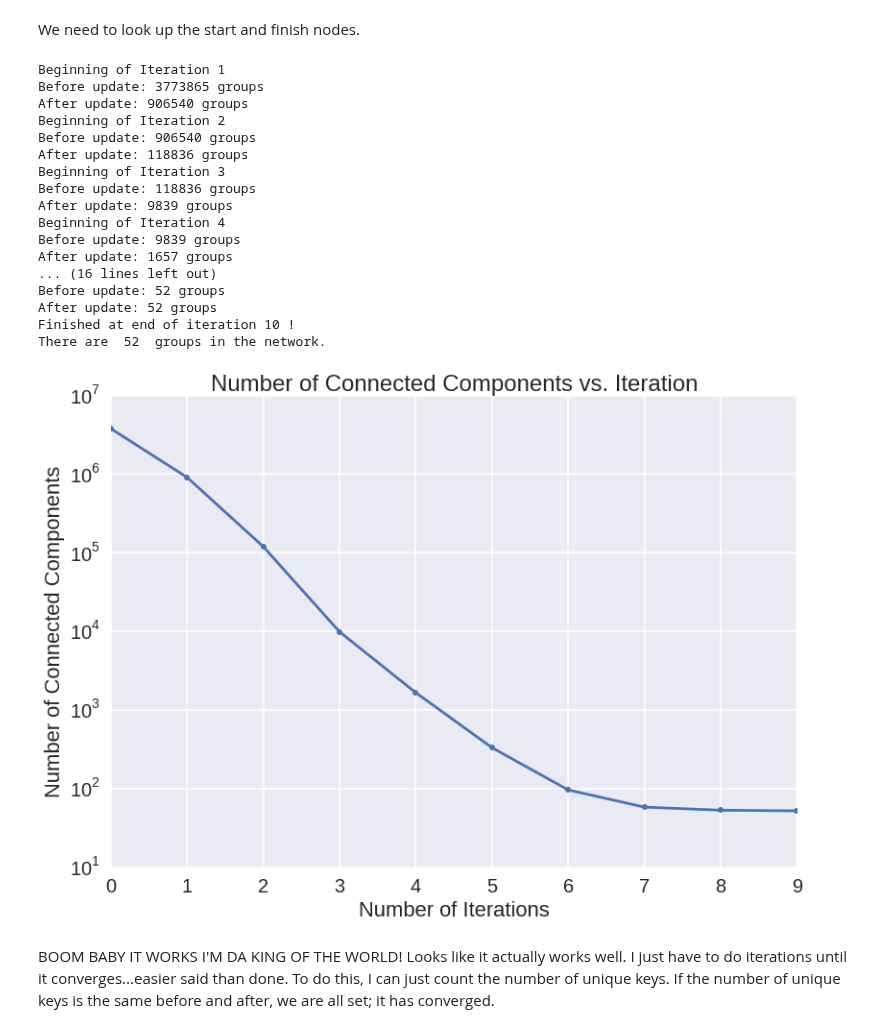
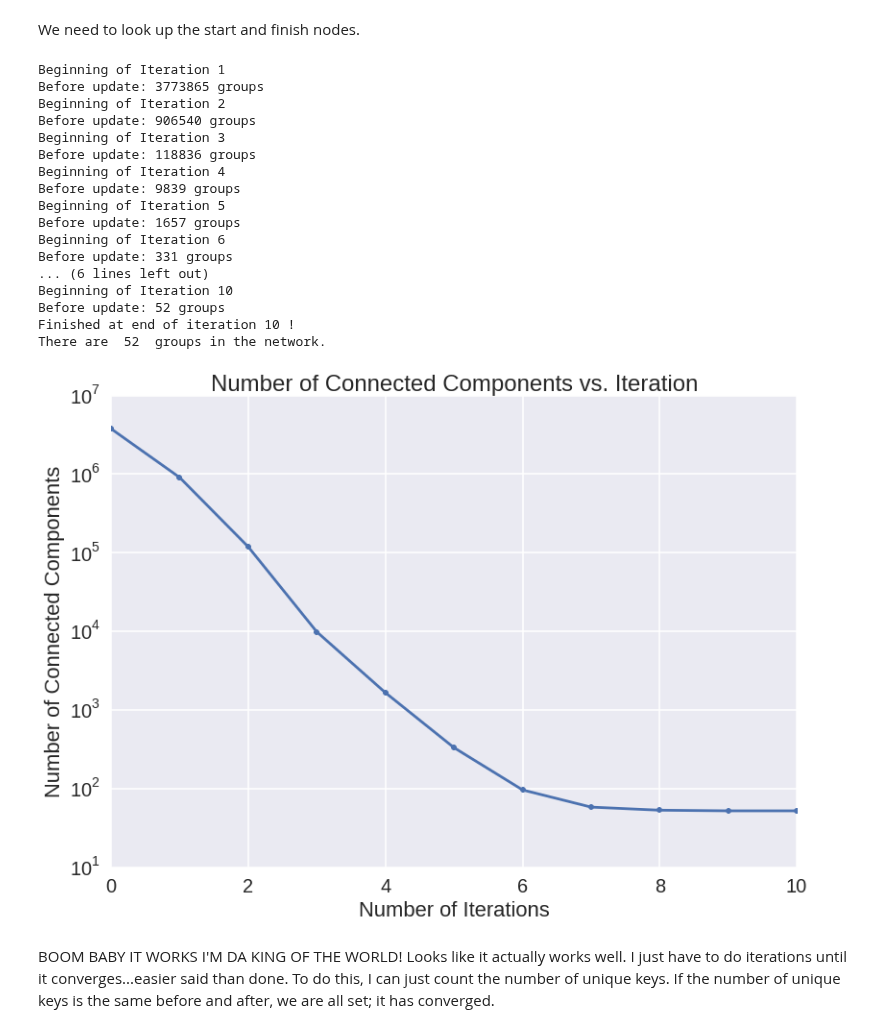
Before and after one commit to harvard-cs205/cs205-homework, a Jupyter notebook: HW1/P5/2015_09_29_wiki_graph_connected_components_directed.ipynb, the cells around one changed output. Drawn from its saved outputs; the diff is of its cells as text; code cells hidden in the pictures.

```diff
--- a/HW1/P5/2015_09_29_wiki_graph_connected_components_directed.ipynb
+++ b/HW1/P5/2015_09_29_wiki_graph_connected_components_directed.ipynb
@@ -23,7 +23,7 @@ config = config.setAppName('connected_component_solver')
 # %%
 sc = ps.SparkContext(conf=config)
 # %%
-num_partitions_to_use=50
+num_partitions_to_use=40
 # %% [markdown]
 # Graph work: connected components
 # %% [markdown]
@@ -77,7 +77,7 @@ node_then_all_parents = node_then_parents.groupByKey(numPartitions=num_partition
 # %%
 node_then_all_parents_expanded = node_then_all_parents.map(lambda x: (x[0], list(x[1])))
 # %%
-network_rdd = node_then_all_parents_expanded.sortByKey(numPartitions=num_partitions_to_use).cache()
+network_rdd = node_then_all_parents_expanded
 # %% [markdown]
 The network_rdd now consists of (node, parents). Cool. We now can start the connected component analysis.
 # %%
@@ -97,18 +97,18 @@ connector.run_until_converged()
 # %% [output]
 Beginning of Iteration 1
 Before update: 3773865 groups
-After update: 906540 groups
 Beginning of Iteration 2
 Before update: 906540 groups
-After update: 118836 groups
 Beginning of Iteration 3
 Before update: 118836 groups
-After update: 9839 groups
 Beginning of Iteration 4
 Before update: 9839 groups
-After update: 1657 groups
-... (16 lines left out)
+Beginning of Iteration 5
+Before update: 1657 groups
+Beginning of Iteration 6
+Before update: 331 groups
+... (6 lines left out)
+Beginning of Iteration 10
 Before update: 52 groups
-After update: 52 groups
 Finished at end of iteration 10 !
 There are  52  groups in the network.
@@ -126,11 +115,13 @@ indices_vs_iteration = [3773865,
+# %%
+indices_vs_iteration = connector.num_unique_vs_iteration
 # %%
-plt.semilogy(range(0, 10), indices_vs_iteration, marker='.', ls='-')
+plt.semilogy(indices_vs_iteration, marker='.', ls='-')
 plt.xlabel('Number of Iterations')
 plt.ylabel('Number of Connected Components')
 plt.title('Number of Connected Components vs. Iteration')
 plt.savefig('directed_graph_components_vs_iteration.png', dpi=200, bbox_inches='tight')
 # %% [output]
-[figure, old version]
+[figure, new version]
 # %% [markdown]
 BOOM BABY IT WORKS I'M DA KING OF THE WORLD! Looks like it actually works well. I just have to do iterations until it converges...easier said than done. To do this, I can just count the number of unique keys. If the number of unique keys is the same before and after, we are all set; it has converged.
 # %%
```
Also changed, not shown: parts of 3 cells of this notebook, 3 other files.
